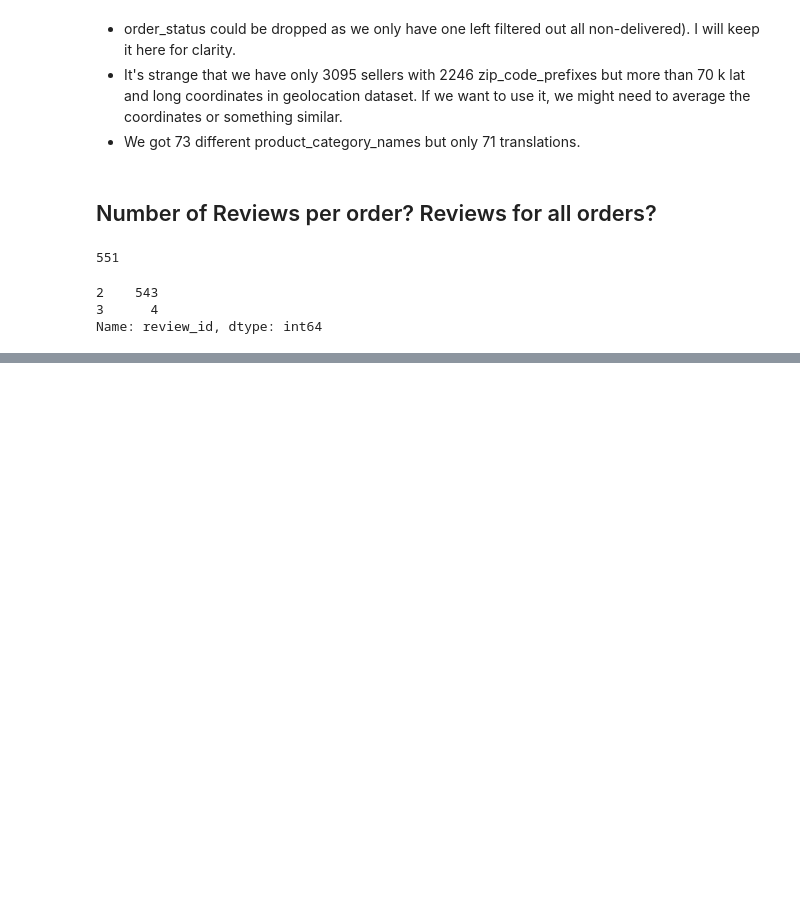
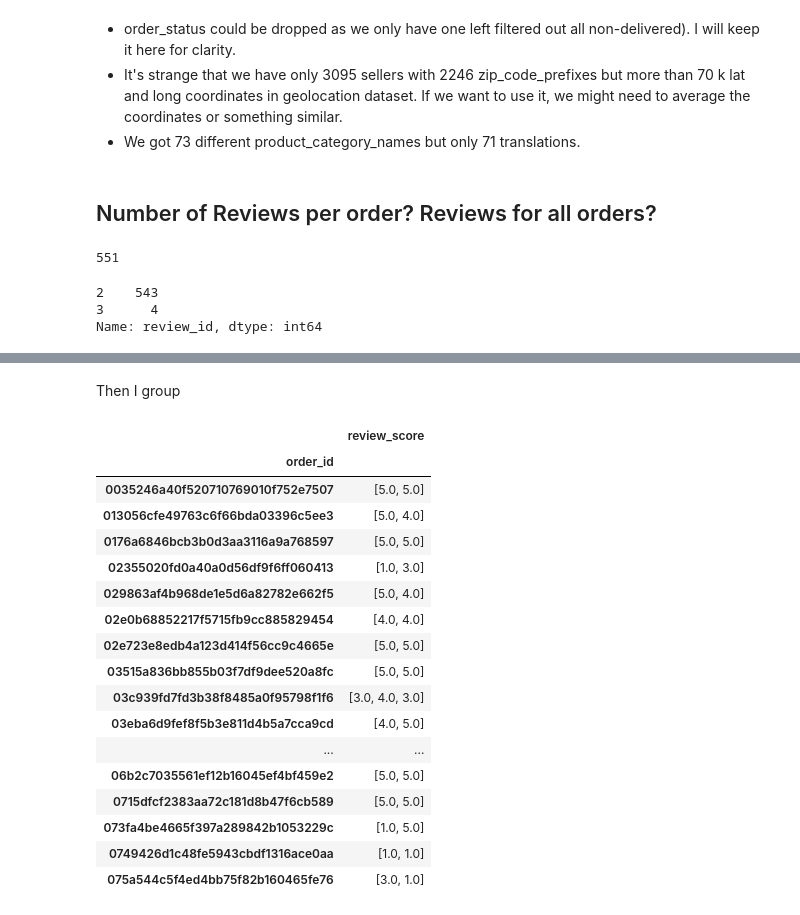
Before and after one commit to jahohenstein/Olist, a Jupyter notebook: notebooks/EDA.ipynb, the cells around one changed output, grey strips where cells are left out. Drawn from its saved outputs; the diff is of its cells as text; code cells hidden in the pictures; blank space fills up the shorter version.

```diff
--- a/notebooks/EDA.ipynb
+++ b/notebooks/EDA.ipynb
@@ -409,3 +371,27 @@ dtype: int64
+# %% [markdown]
+Then I group
+# %%
+temp = pd.DataFrame(multi_reviews_df[["order_id", "review_id", "review_score"]].groupby(by = "order_id")["review_score"].apply(list))
+temp.head(20)
+# %% [output]
+|  | review_score |
+| order_id |  |
+| 0035246a40f520710769010f752e7507 | [5.0, 5.0] |
+| 013056cfe49763c6f66bda03396c5ee3 | [5.0, 4.0] |
+| 0176a6846bcb3b0d3aa3116a9a768597 | [5.0, 5.0] |
+| 02355020fd0a40a0d56df9f6ff060413 | [1.0, 3.0] |
+| 029863af4b968de1e5d6a82782e662f5 | [5.0, 4.0] |
+| 02e0b68852217f5715fb9cc885829454 | [4.0, 4.0] |
+| 02e723e8edb4a123d414f56cc9c4665e | [5.0, 5.0] |
+| 03515a836bb855b03f7df9dee520a8fc | [5.0, 5.0] |
+| 03c939fd7fd3b38f8485a0f95798f1f6 | [3.0, 4.0, 3.0] |
+| 03eba6d9fef8f5b3e811d4b5a7cca9cd | [4.0, 5.0] |
+| ... | ... |
+| 06b2c7035561ef12b16045ef4bf459e2 | [5.0, 5.0] |
+| 0715dfcf2383aa72c181d8b47f6cb589 | [5.0, 5.0] |
+| 073fa4be4665f397a289842b1053229c | [1.0, 5.0] |
+| 0749426d1c48fe5943cbdf1316ace0aa | [1.0, 1.0] |
+| 075a544c5f4ed4bb75f82b160465fe76 | [3.0, 1.0] |
 # %%
 # Orders with no review
 orders_reviews_comb.isna().sum()
```
Also changed, not shown: parts of 25 cells of this notebook.
